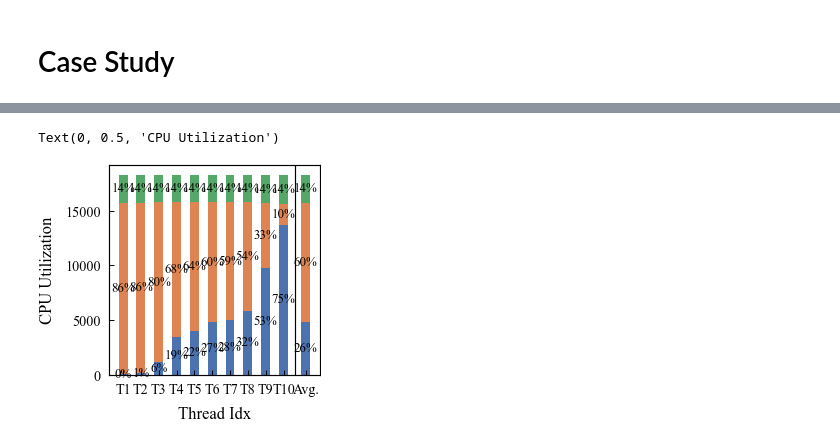
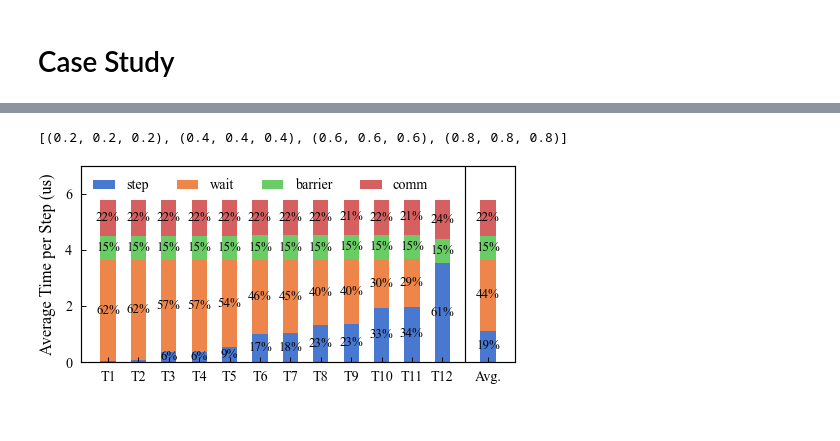
Before and after one commit to pku-liang/p2sim, a Jupyter notebook: analysis2.ipynb, the cells around one changed output, grey strips where cells are left out. Drawn from its saved outputs; the diff is of its cells as text; code cells hidden in the pictures; blank space fills up the shorter version.

```diff
--- a/analysis2.ipynb
+++ b/analysis2.ipynb
@@ -113,11 +199,17 @@ data = load_profdata('build/boom_l_2.T10/prof/linux.bin')
 # %%
 def convert_data(data):
+    stime = sync_time[len(data.threads)]
     step_elapsed = data.rdtsc_avg()
+    wait_time = step_elapsed[:, [1, 3]].sum(axis=-1, keepdims=True)
+    idle_time = wait_time - stime
+    neg = np.where(idle_time < 0, idle_time, 0).min()
+    stime += neg
     step_pivot = np.concatenate([
         step_elapsed[:, [2]].sum(axis=-1, keepdims=True),
-        step_elapsed[:, [1, 3]].sum(axis=-1, keepdims=True),
+        wait_time - stime,
+        np.full((step_elapsed.shape[0], 1), fill_value=stime, dtype=step_elapsed.dtype),
         step_elapsed[:, [0, 4]].sum(axis=-1, keepdims=True),
     ], axis=-1)
-    step_names = ['eval', 'idle', 'comm']
+    step_names = ['step', 'wait', 'barrier', 'comm']
     return step_pivot, step_names
 # %%
@@ -143,8 +225,8 @@ def plot_stack_bar(data, include_avg=False, colors=None):
     if include_avg:
         avg = data.mean(axis=0)
         data = np.concatenate([data, avg[None]], axis=0)
-        xsep = x[-1] + 1.25 / 2
-        x = np.concatenate([x, [x[-1] + 1.25]])
+        xsep = x[-1] + 1.5 / 2
+        x = np.concatenate([x, [x[-1] + 1.5]])
         plt.axvline(xsep, color='k', lw=0.5)
         xlabels.append('Avg.')
     stack = np.cumsum(data, axis=1)
@@ -155,6 +237,8 @@ def plot_stack_bar(data, include_avg=False, colors=None):
         color = colors[i] if colors else None
         h = plt.bar(x, data[:, i], width=0.5, bottom=bottom, color=color)
         for j in range(data.shape[0]):
+            if data_pct[:, i][j] < 0.05:
+                continue
             plt.text(
                 x[j],
                 bottom[j] + data[:, i][j] / 2,
@@ -167,13 +251,21 @@ def plot_stack_bar(data, include_avg=False, colors=None):
         handles.append(h)
     plt.xticks(x, xlabels)
     return handles
-# %%
-argidx = np.argsort(step_ticks[:, 0])
-step_mean = step_ticks[argidx]
-cmap = sns.color_palette("deep", 10)
-handles = plot_stack_bar(step_mean, colors=cmap, include_avg=True)
-plt.xlabel('Thread Idx')
-plt.ylabel('CPU Utilization')
-# %% [output]
-Text(0, 0.5, 'CPU Utilization')
-[figure, removed]
+# %%
+cmap = sns.color_palette('grey', 4)
+cmap
+# %% [output]
+[(0.2, 0.2, 0.2), (0.4, 0.4, 0.4), (0.6, 0.6, 0.6), (0.8, 0.8, 0.8)]
+# %%
+cmap = sns.color_palette("muted", 10)
+# %%
+plt.figure(figsize=(3.3, 1.5))
+argidx = np.argsort(step_ticks_ref[:, 0])
+step_mean = step_ticks_ref[argidx] / 2.5 / 1000
+handles = plot_stack_bar(step_mean, colors=cmap, include_avg=True)
+plt.ylabel('Average Time per Step (us)')
+plt.legend(handles, step_names, loc='upper left', ncols=4)
+plt.ylim([0, 7])
+plt.savefig('thread-breakdown-boom-l-t12.ref.pdf')
+# %% [output]
+[figure, added]
```
Also changed, not shown: parts of 12 cells of this notebook, 8 other files.
